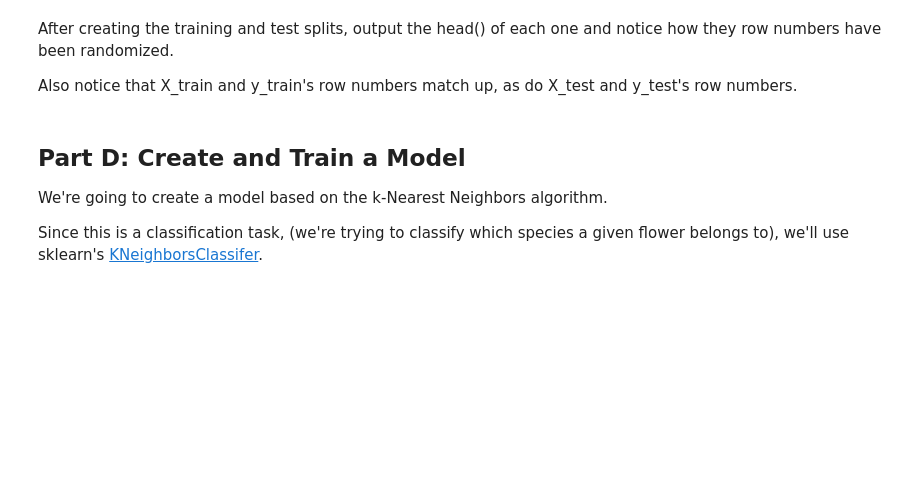
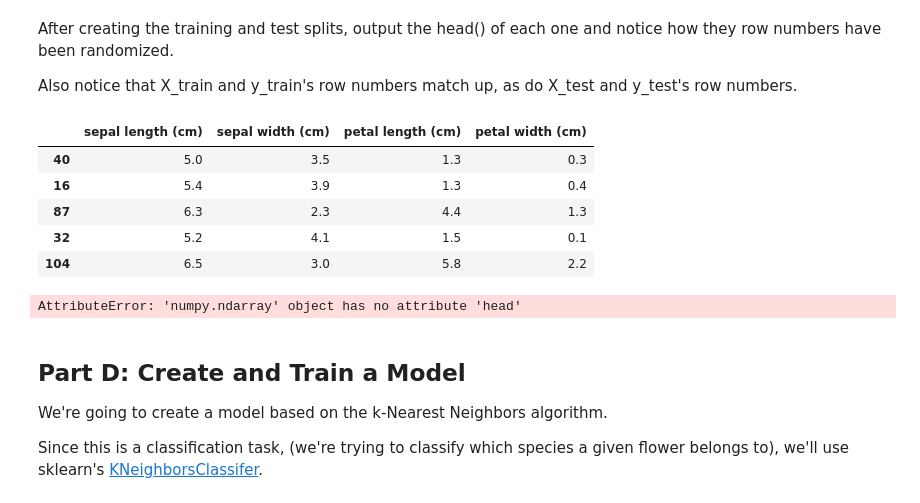
Before and after one commit to teghearnanstevens/Pro-w-Class, a Jupyter notebook: notebooks/Exploration_04.ipynb, the cells around one changed output. Cells and saved outputs as stored; diff of their text form; code cells hidden in the pictures; blank space fills up the shorter version.

```diff
--- a/notebooks/Exploration_04.ipynb
+++ b/notebooks/Exploration_04.ipynb
@@ -157,6 +151,19 @@ X_train, X_test, y_train, y_test = train_test_split(X, y, test_size=.2)
 After creating the training and test splits, output the head() of each one and notice how they row numbers have been randomized.
 
 Also notice that X_train and y_train's row numbers match up, as do X_test and y_test's row numbers.
+# %%
+X_train.head()
+# %% [output]
+|  | sepal length (cm) | sepal width (cm) | petal length (cm) | petal width (cm) |
+| 40 | 5.0 | 3.5 | 1.3 | 0.3 |
+| 16 | 5.4 | 3.9 | 1.3 | 0.4 |
+| 87 | 6.3 | 2.3 | 4.4 | 1.3 |
+| 32 | 5.2 | 4.1 | 1.5 | 0.1 |
+| 104 | 6.5 | 3.0 | 5.8 | 2.2 |
+# %%
+y_train.head()
+# %% [output]
+AttributeError: 'numpy.ndarray' object has no attribute 'head'
 # %% [markdown]
 ## Part D: Create and Train a Model
 
```
Also changed, not shown: parts of 11 cells of this notebook.
